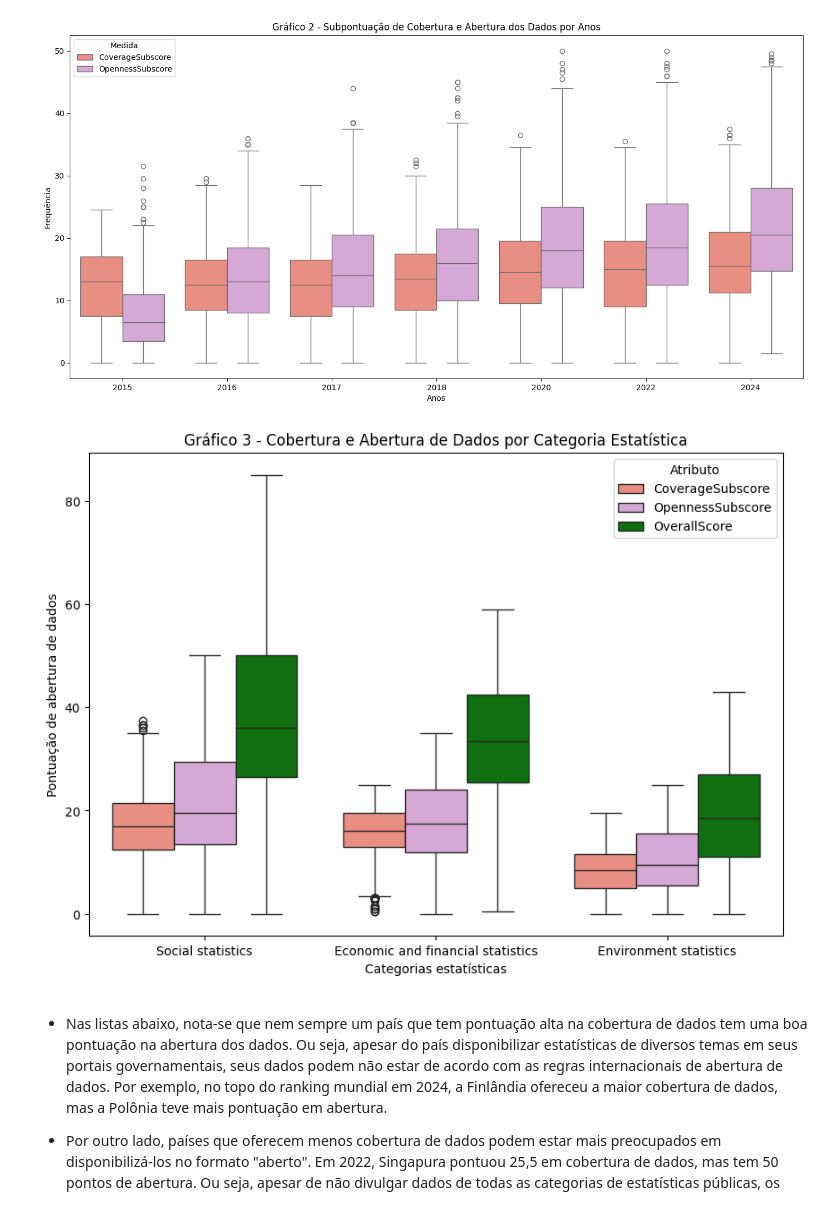
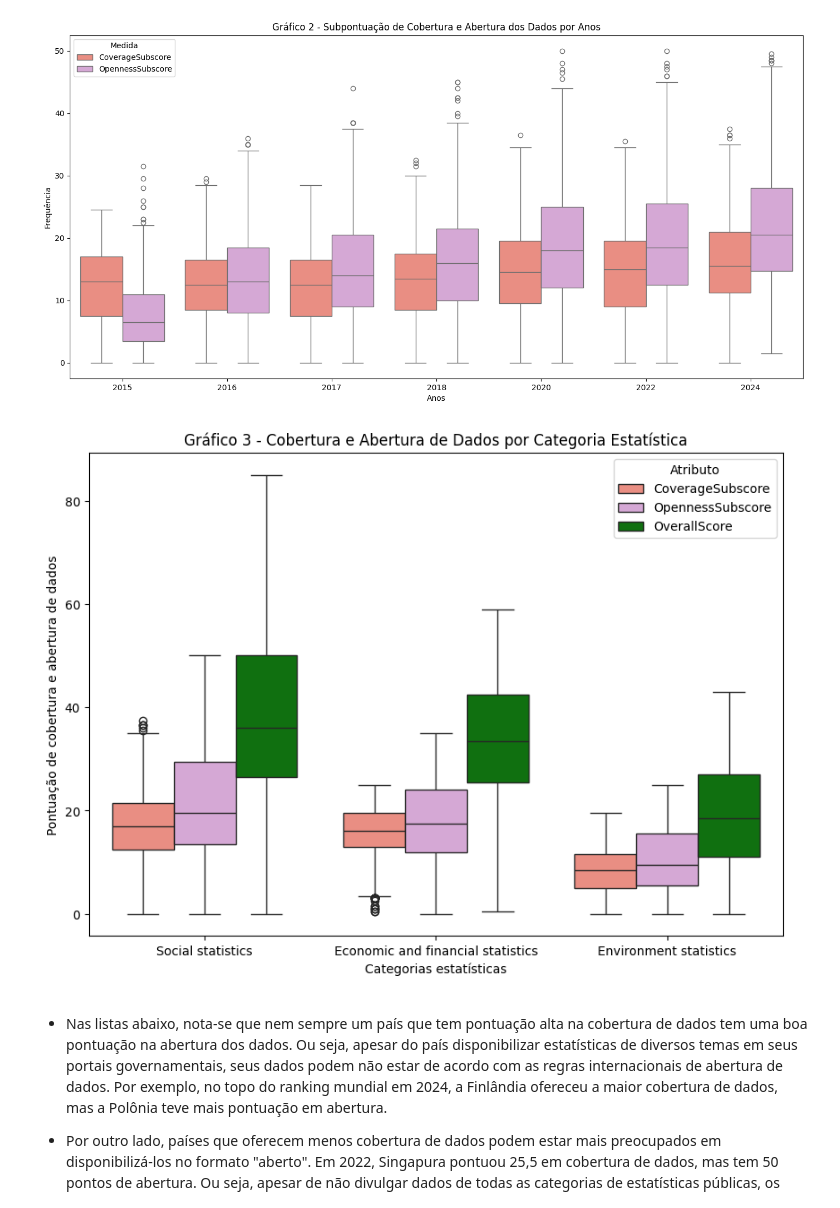
Before and after one commit to pztavares/PUCSprint2, a Jupyter notebook: MVP_PZT_Machine_Learning_&_Analytics.ipynb, the cells around one changed output. Saved outputs shown, nothing was run; the diff lists cells and outputs as text; code cells hidden in the pictures.

```diff
--- a/MVP_PZT_Machine_Learning_&_Analytics.ipynb
+++ b/MVP_PZT_Machine_Learning_&_Analytics.ipynb
@@ -326,19 +331,19 @@ plt.show()
 # %%
 # Gráfico 3 - Cobertura e abertura de dados por categorias estatísticas
 
 num_cols = ['CoverageSubscore', 'OpennessSubscore', 'OverallScore']
 
 plt.figure(figsize=(10, 7))
 df2 = pd.DataFrame(df)
 
 df_melt = pd.melt(df2, id_vars=['DataCategory'], value_vars=num_cols, var_name='Atributo', value_name='Valor')
 sns.boxplot(x='DataCategory', y='Valor', hue='Atributo', data=df_melt, palette=['salmon', 'plum', 'green'])
 plt.title('Gráfico 3 - Cobertura e Abertura de Dados por Categoria Estatística')
 plt.xlabel('Categorias estatísticas')
-plt.ylabel('Pontuação de abertura de dados')
+plt.ylabel('Pontuação de cobertura e abertura de dados')
 plt.show()
 # %% [output]
-[figure, old version]
+[figure, new version]
 # %% [markdown]
 *   Nas listas abaixo, nota-se que nem sempre um país que tem pontuação alta na cobertura de dados tem uma boa pontuação na abertura dos dados. Ou seja, apesar do país disponibilizar estatísticas de diversos temas em seus portais governamentais, seus dados podem não estar de acordo com as regras internacionais de abertura de dados. Por exemplo, no topo do ranking mundial em 2024, a Finlândia ofereceu a maior cobertura de dados, mas a Polônia teve mais pontuação em abertura.
 
```
Also changed, not shown: parts of 31 cells of this notebook.
